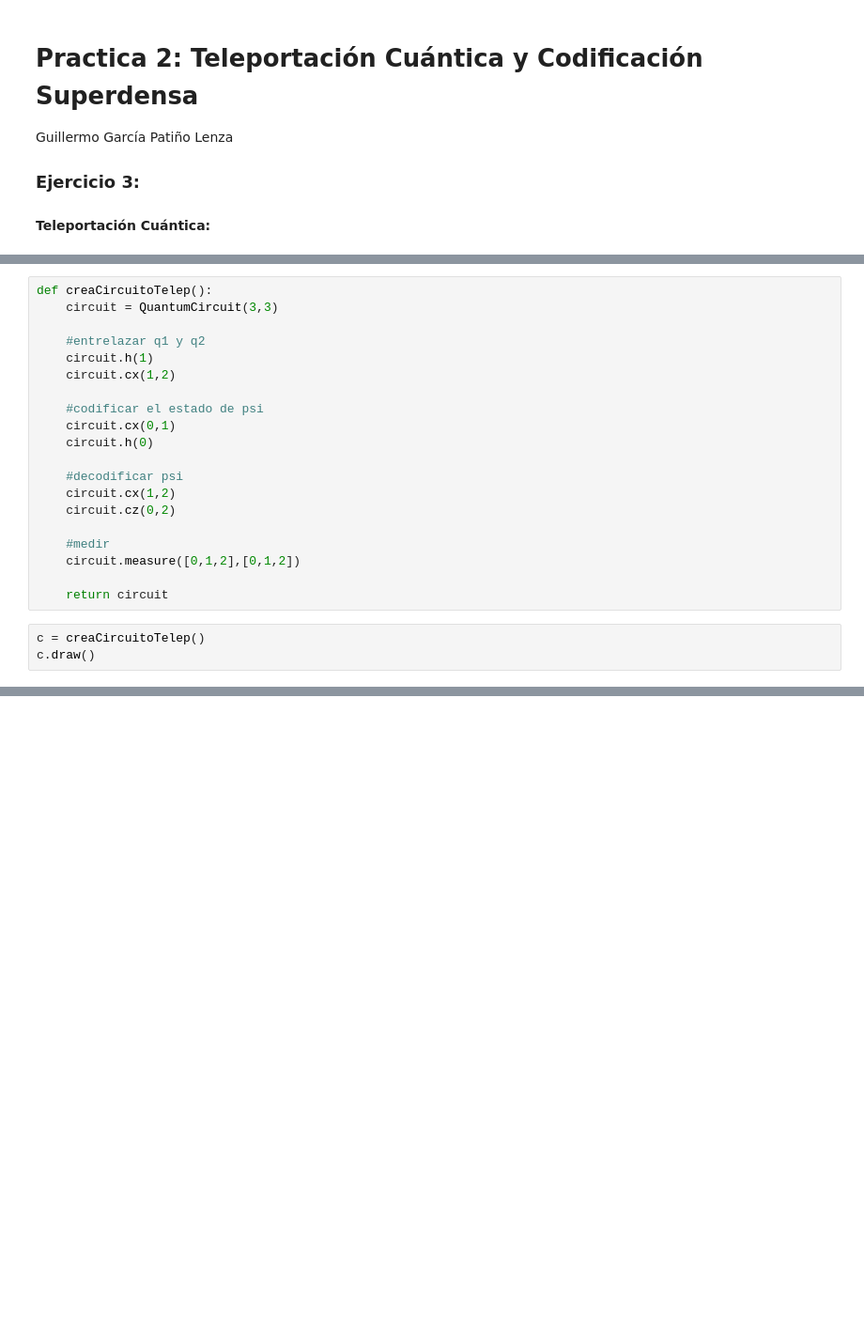
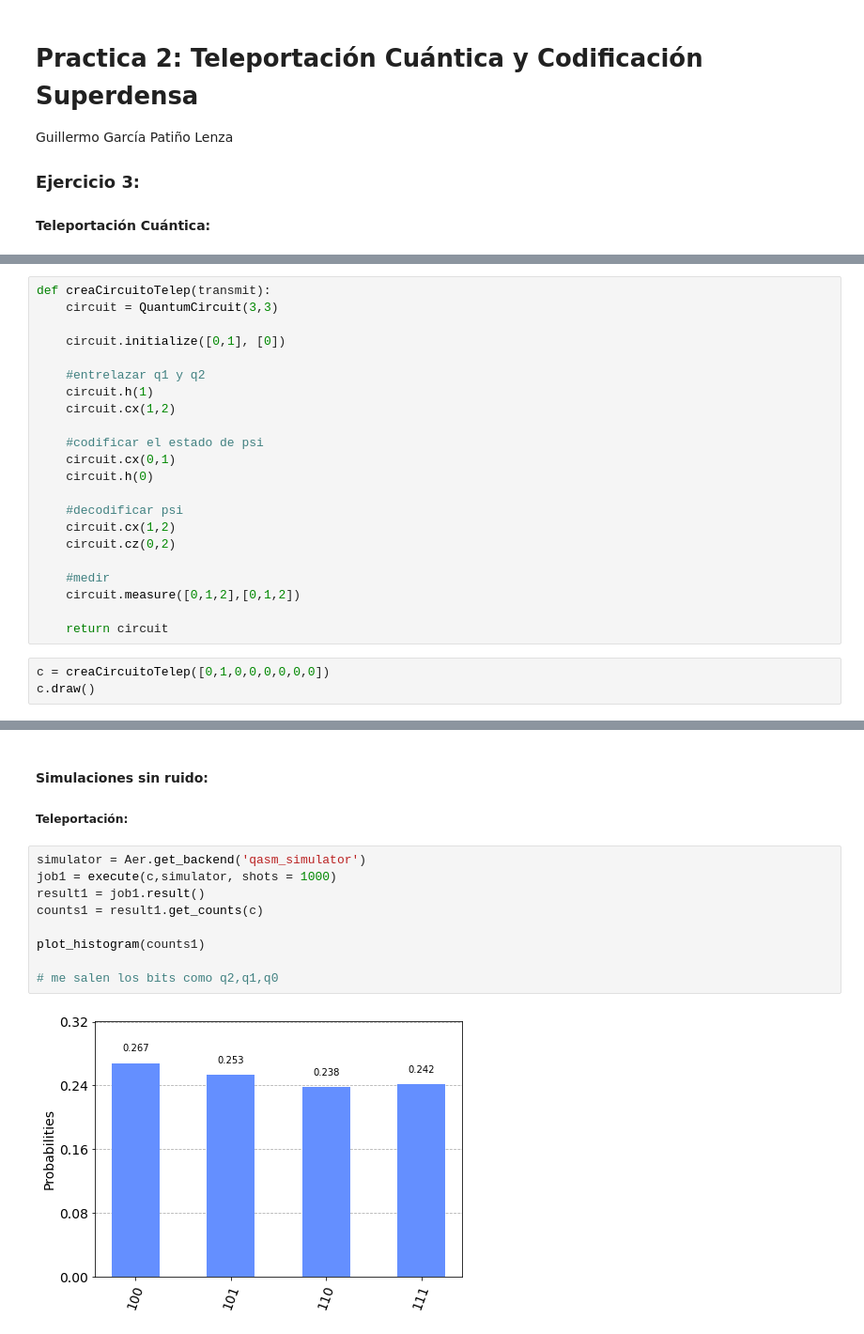
Before and after one commit to GPatiA2/APCC, a Jupyter notebook: P2/P2_qiskit.ipynb, the cells around one changed output, grey strips where cells are left out. Shown at 94% size. Saved outputs shown, nothing was run; the diff lists cells and outputs as text; blank space fills up the shorter version.

```diff
--- a/P2/P2_qiskit.ipynb
+++ b/P2/P2_qiskit.ipynb
@@ -21,6 +29,8 @@ from qiskit.providers.aer import QasmSimulator
 # %%
-def creaCircuitoTelep():
+def creaCircuitoTelep(transmit):
     circuit = QuantumCircuit(3,3)
+
+    circuit.initialize([0,1], [0])
 
     #entrelazar q1 y q2
     circuit.h(1)
@@ -39,6 +49,6 @@ def creaCircuitoTelep():
 
     return circuit
 # %%
-c = creaCircuitoTelep()
+c = creaCircuitoTelep([0,1,0,0,0,0,0,0])
 c.draw()
 # %% [output]
@@ -90,0 +103,15 @@ c: 2/═════════════════════════
+# %% [markdown]
+#### Simulaciones sin ruido:
+
+##### Teleportación:
+# %%
+simulator = Aer.get_backend('qasm_simulator')
+job1 = execute(c,simulator, shots = 1000)
+result1 = job1.result()
+counts1 = result1.get_counts(c)
+
+plot_histogram(counts1)
+
+# me salen los bits como q2,q1,q0
+# %% [output]
+[figure, added]
```
Also changed, not shown: parts of 19 cells of this notebook.
